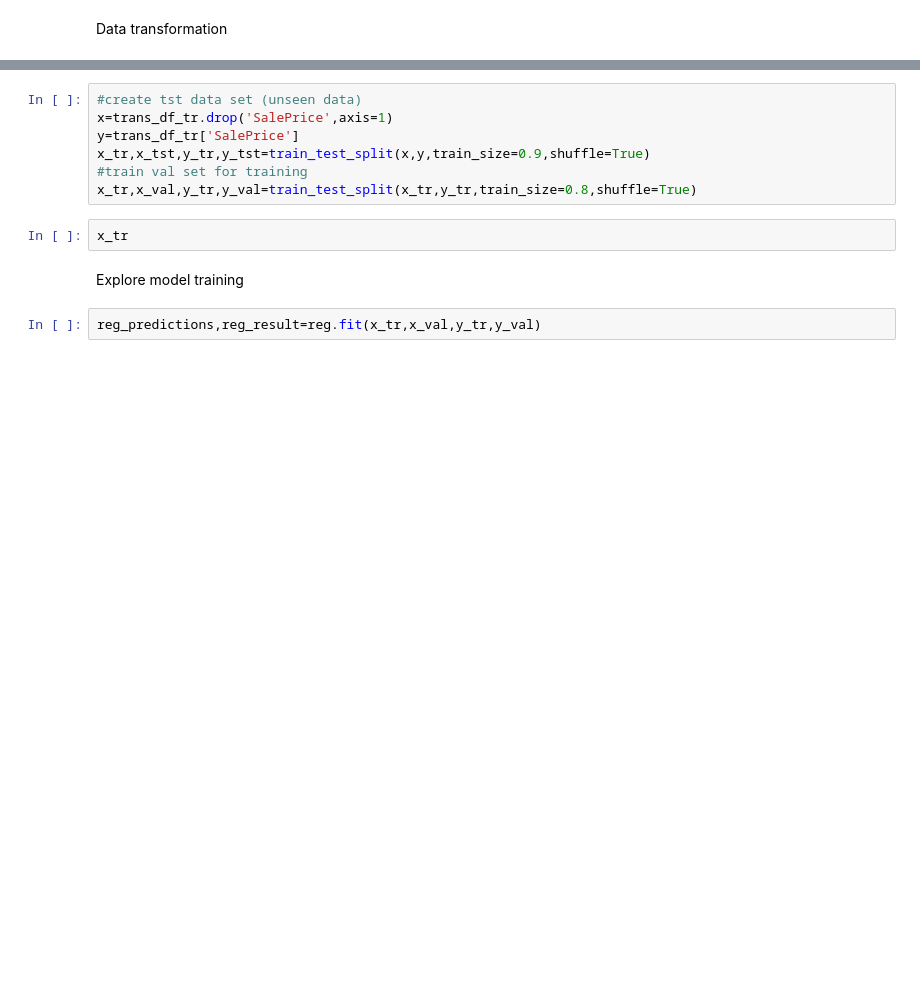
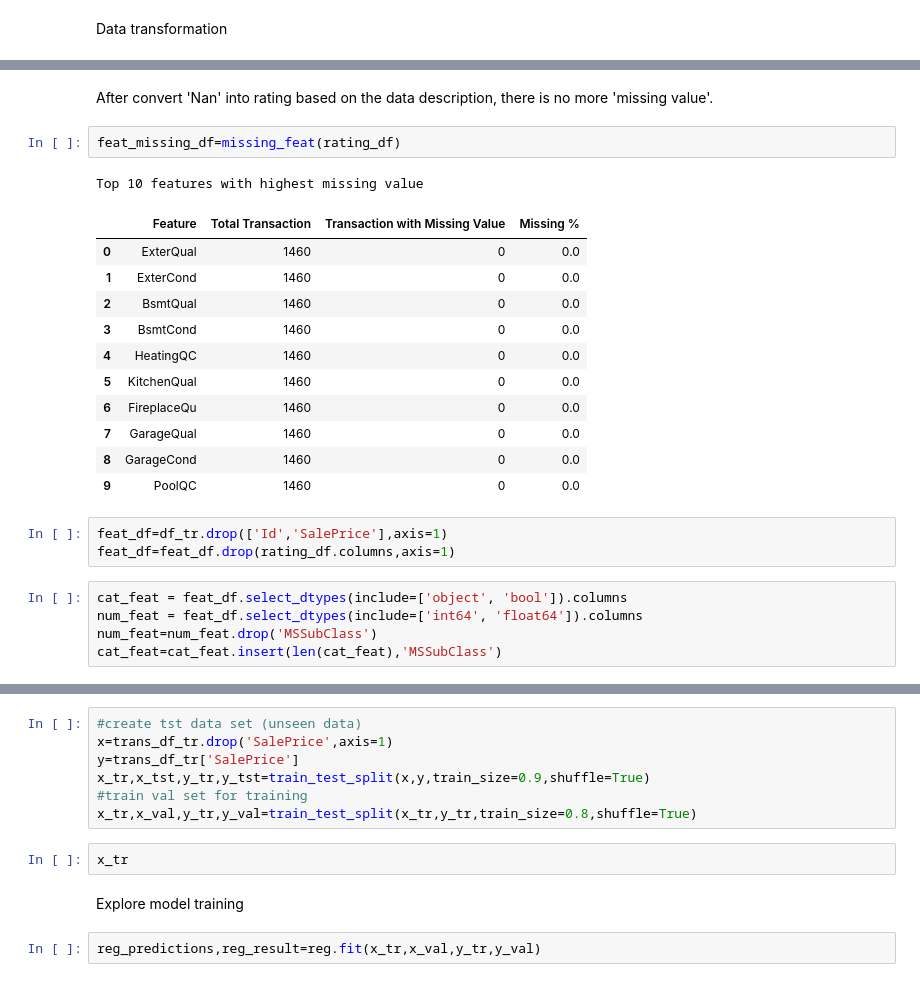
Before and after one commit to Ren1990/house_price_reg_model, a Jupyter notebook: house_price.ipynb, the cells around one changed output, grey strips where cells are left out. Drawn from its saved outputs; the diff is of its cells as text; blank space fills up the shorter version.

```diff
--- a/house_price.ipynb
+++ b/house_price.ipynb
@@ -840,0 +799,25 @@ pro_cat_feat_result.style.format({'p value': '{:.2g}','statistic':'{:.2f}','df':
+# %% [markdown]
+After convert 'Nan' into rating based on the data description, there is no more 'missing value'.
+# %%
+feat_missing_df=missing_feat(rating_df)
+# %% [output]
+Top 10 features with highest missing value
+|  | Feature | Total Transaction | Transaction with Missing Value | Missing % |
+| 0 | ExterQual | 1460 | 0 | 0.0 |
+| 1 | ExterCond | 1460 | 0 | 0.0 |
+| 2 | BsmtQual | 1460 | 0 | 0.0 |
+| 3 | BsmtCond | 1460 | 0 | 0.0 |
+| 4 | HeatingQC | 1460 | 0 | 0.0 |
+| 5 | KitchenQual | 1460 | 0 | 0.0 |
+| 6 | FireplaceQu | 1460 | 0 | 0.0 |
+| 7 | GarageQual | 1460 | 0 | 0.0 |
+| 8 | GarageCond | 1460 | 0 | 0.0 |
+| 9 | PoolQC | 1460 | 0 | 0.0 |
+# %%
+feat_df=df_tr.drop(['Id','SalePrice'],axis=1)
+feat_df=feat_df.drop(rating_df.columns,axis=1)
+# %%
+cat_feat = feat_df.select_dtypes(include=['object', 'bool']).columns
+num_feat = feat_df.select_dtypes(include=['int64', 'float64']).columns
+num_feat=num_feat.drop('MSSubClass')
+cat_feat=cat_feat.insert(len(cat_feat),'MSSubClass')
```
Also changed, not shown: parts of 73 cells of this notebook.
